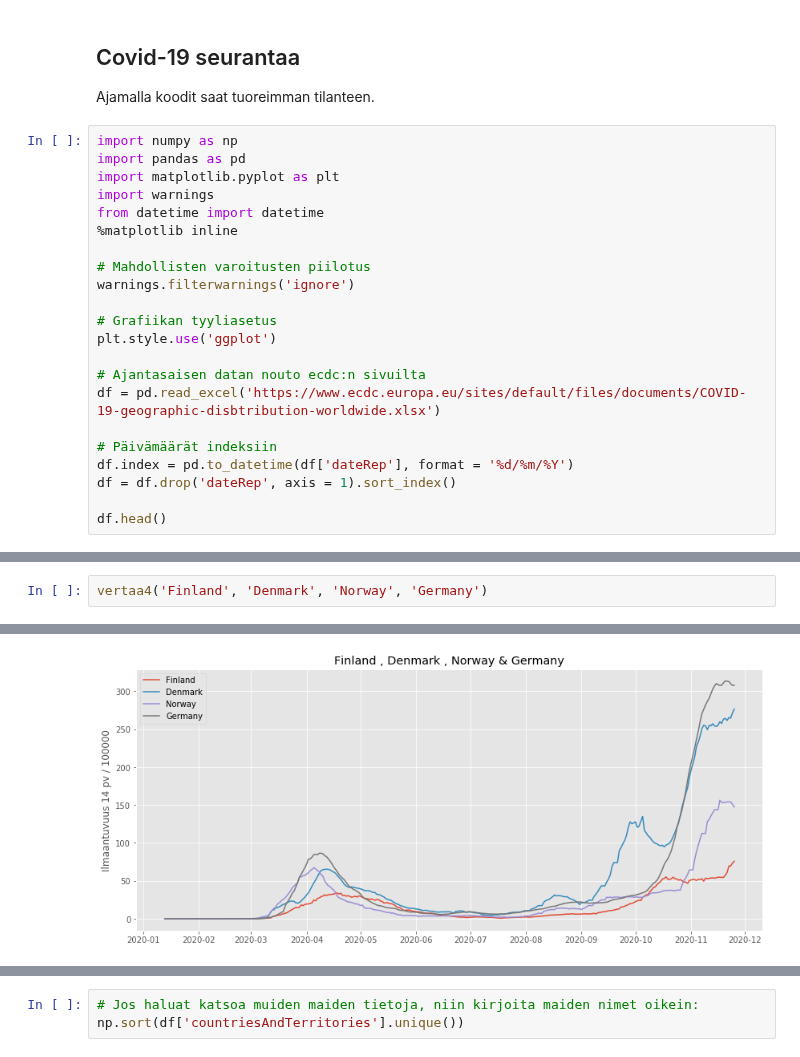
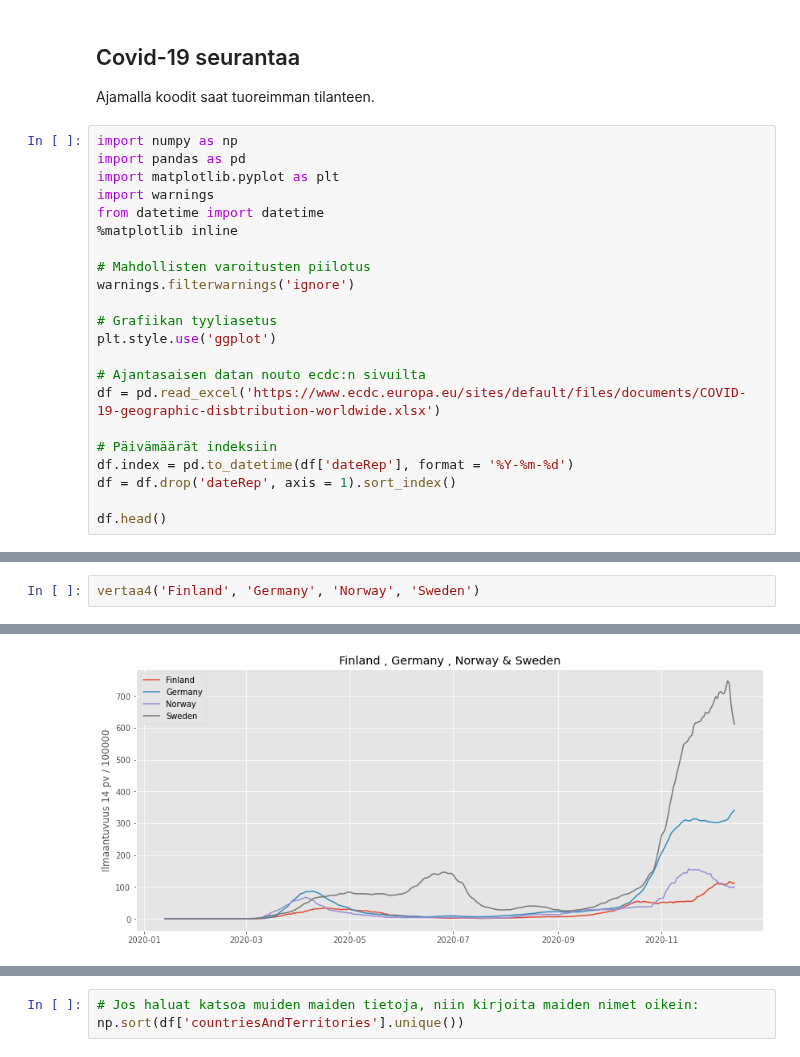
Before and after one commit to taanila/aikasarjat, a Jupyter notebook: covid.ipynb, the cells around one changed output, grey strips where cells are left out. Saved outputs shown, nothing was run; the diff lists cells and outputs as text.

```diff
--- a/covid.ipynb
+++ b/covid.ipynb
@@ -20,7 +20,7 @@ plt.style.use('ggplot')
 df = pd.read_excel('https://www.ecdc.europa.eu/sites/default/files/documents/COVID-19-geographic-disbtribution-worldwide.xlsx')
 
 # Päivämäärät indeksiin
-df.index = pd.to_datetime(df['dateRep'], format = '%d/%m/%Y')
+df.index = pd.to_datetime(df['dateRep'], format = '%Y-%m-%d')
 df = df.drop('dateRep', axis = 1).sort_index()
 
 df.head()
@@ -108,3 +133,3 @@ vertaa4('Spain', 'France', 'Italy', 'United_States_of_America')
 # %%
-vertaa4('Finland', 'Denmark', 'Norway', 'Germany')
+vertaa4('Finland', 'Germany', 'Norway', 'Sweden')
 # %% [output]
@@ -112,4 +137,4 @@ vertaa4('Finland', 'Denmark', 'Norway', 'Germany')
-[figure, old version]
+[figure, new version]
 # %%
 vertaa4('Czechia', 'Poland', 'Belgium', 'France')
 # %% [output]
```
Also changed, not shown: parts of 12 cells of this notebook.
